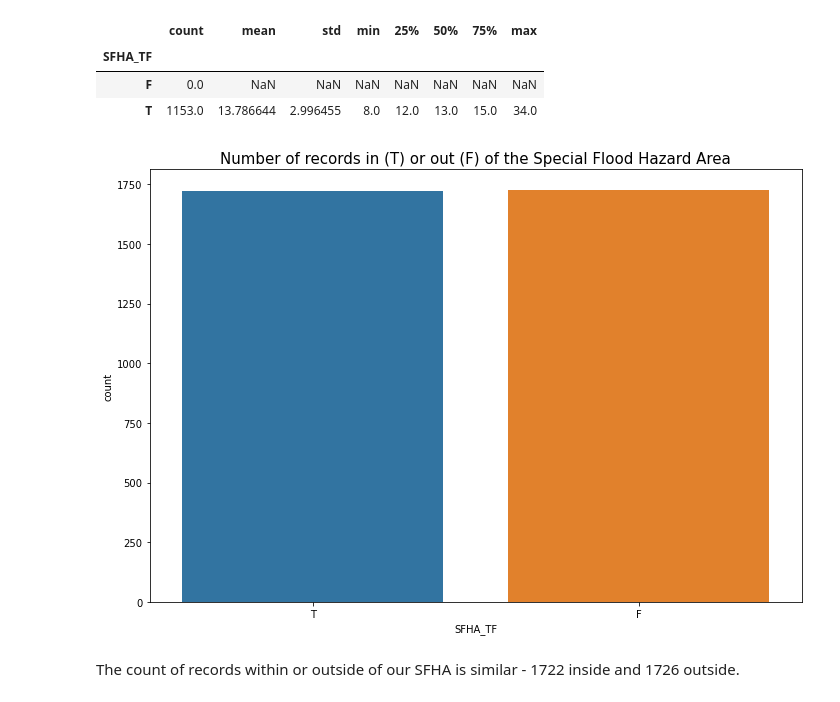
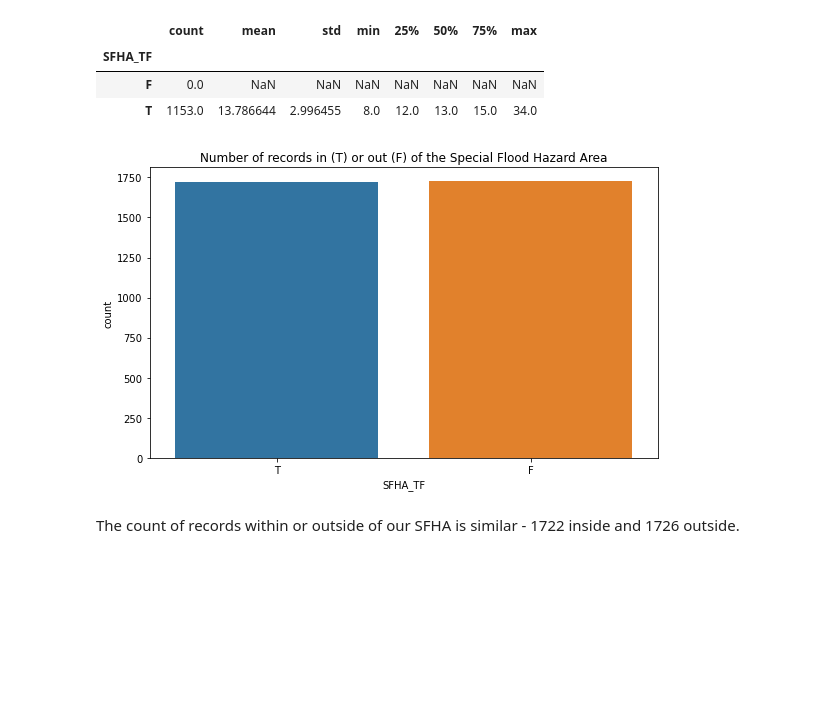
Before and after one commit to mebauer/nyc-floodzone-analysis, a Jupyter notebook: floodzone-pfirm-analysis.ipynb, the cells around one changed output. Cells and saved outputs as stored; diff of their text form; code cells hidden in the pictures; blank space fills up the shorter version.

```diff
--- a/floodzone-pfirm-analysis.ipynb
+++ b/floodzone-pfirm-analysis.ipynb
@@ -1115,16 +1115,16 @@ pfirm_df.groupby(by=['SFHA_TF'])['STATIC_BFE'].describe()
 | F | 0.0 | NaN | NaN | NaN | NaN | NaN | NaN | NaN |
 | T | 1153.0 | 13.786644 | 2.996455 | 8.0 | 12.0 | 13.0 | 15.0 | 34.0 |
 # %%
-fig, ax = plt.subplots(figsize=(10, 7))
+fig, ax = plt.subplots(figsize=(8, 5))
 
 sns.countplot(x="SFHA_TF",
               data=pfirm_df,
               ax=ax)
 
-plt.title('Number of records in (T) or out (F) of the Special Flood Hazard Area', fontsize=15)
+plt.title('Number of records in (T) or out (F) of the Special Flood Hazard Area', fontsize=12)
 plt.tight_layout()
 # %% [output]
-[figure, old version]
+[figure, new version]
 # %% [markdown]
 The count of records within or outside of our SFHA is similar - 1722 inside and 1726 outside.
 # %% [markdown]
```
Also changed, not shown: parts of 6 cells of this notebook, 1 other file.
